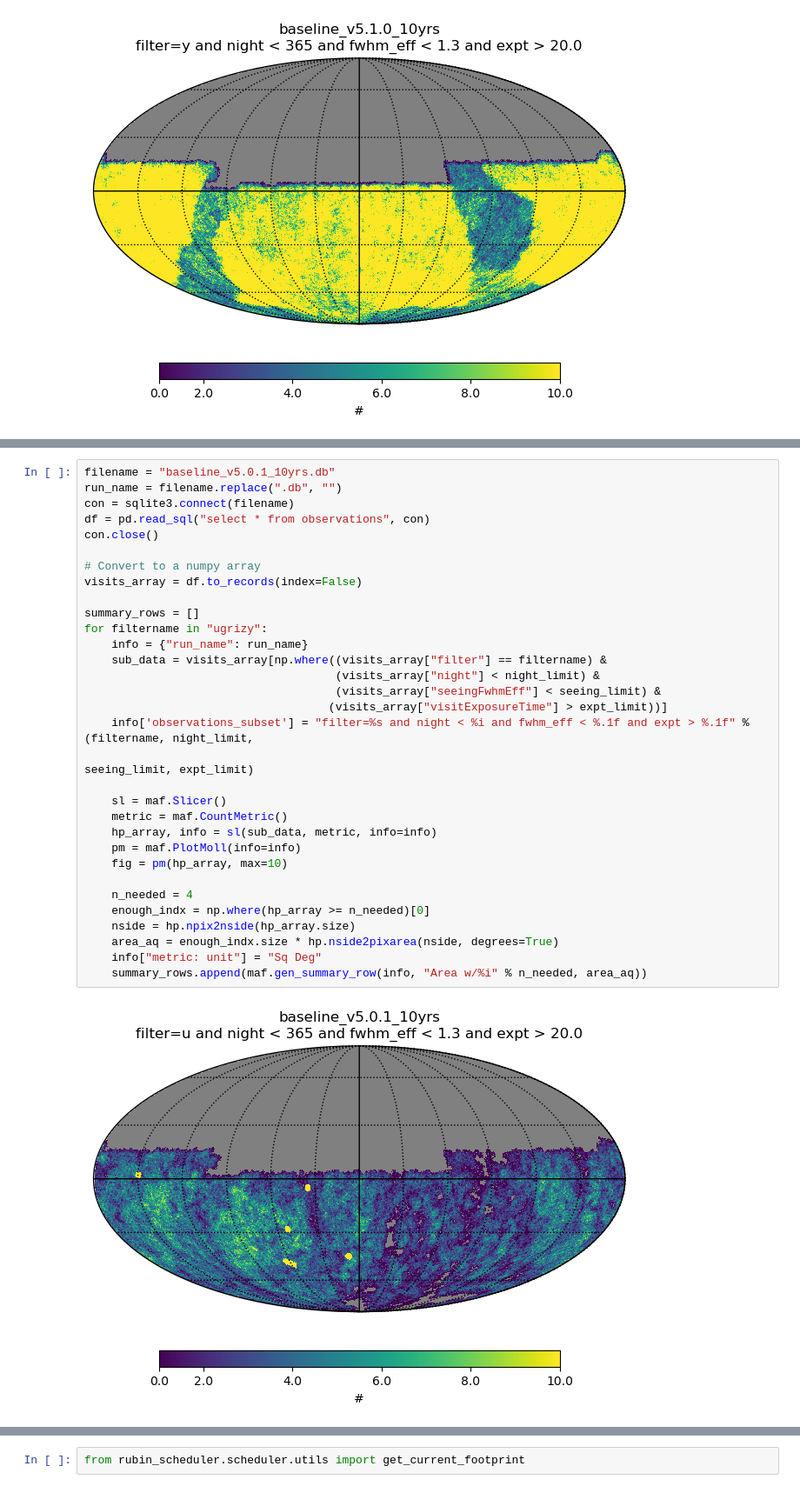
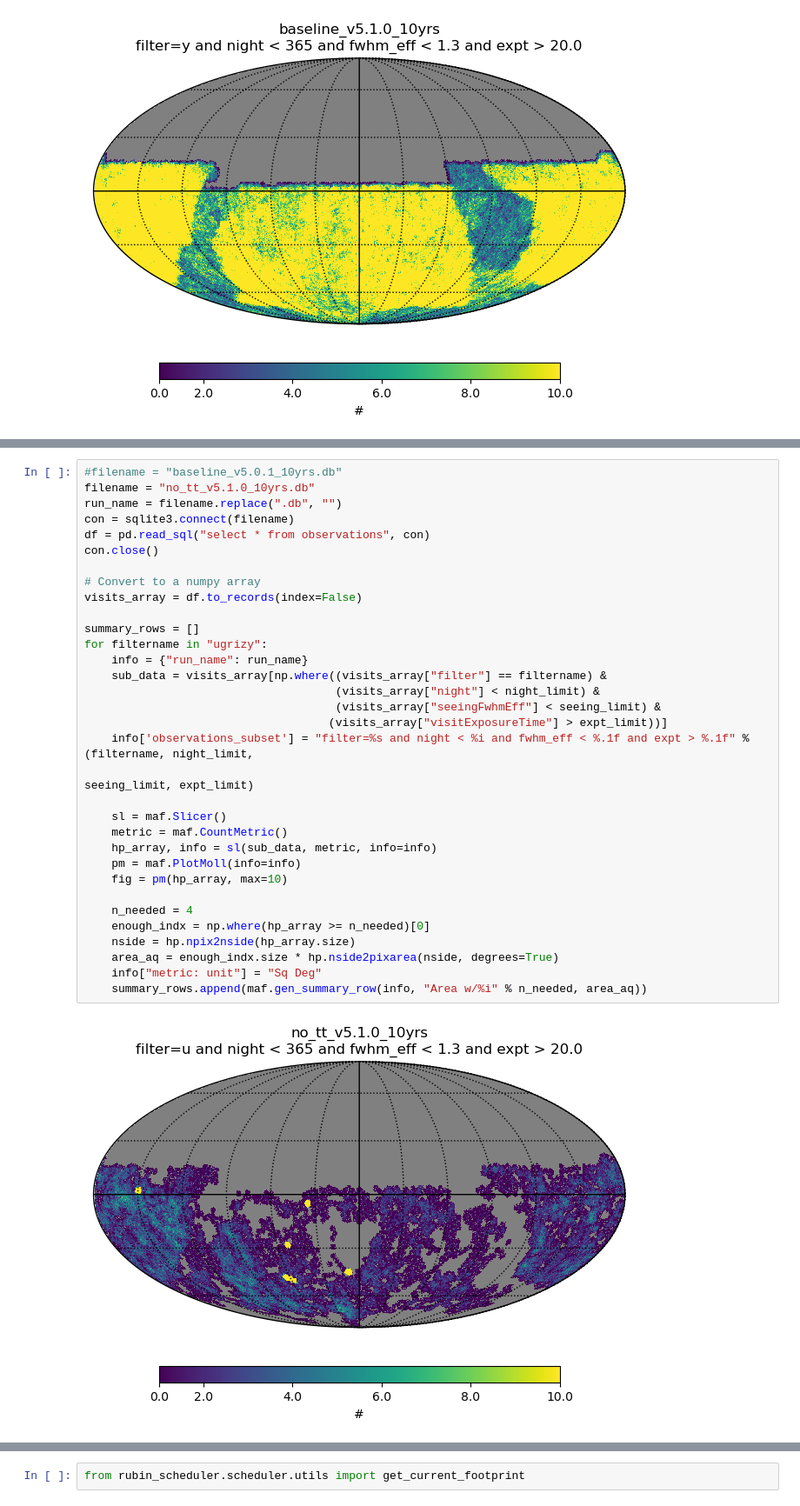
Before and after one commit to lsst-sims/sims_featureScheduler_runs5.1, a Jupyter notebook: baseline/template_area.ipynb, the cells around one changed output, grey strips where cells are left out. Shown at 87% size. Saved outputs shown, nothing was run; the diff lists cells and outputs as text.

```diff
--- a/baseline/template_area.ipynb
+++ b/baseline/template_area.ipynb
@@ -61,36 +61,37 @@ pd.DataFrame(summary_rows)
 | 4 | baseline_v5.1.0_10yrs | filter=z and night < 365 and fwhm... | 128 | Count | night | Sq Deg | Area w/4 | ... |
 | 5 | baseline_v5.1.0_10yrs | filter=y and night < 365 and fwhm... | 128 | Count | night | Sq Deg | Area w/4 | ... |
 # %%
-filename = "baseline_v5.0.1_10yrs.db"
+#filename = "baseline_v5.0.1_10yrs.db"
+filename = "no_tt_v5.1.0_10yrs.db"
 run_name = filename.replace(".db", "")
 con = sqlite3.connect(filename)
 df = pd.read_sql("select * from observations", con)
 con.close()
 
 # Convert to a numpy array
 visits_array = df.to_records(index=False)
 
 summary_rows = []
 for filtername in "ugrizy":
     info = {"run_name": run_name}
     sub_data = visits_array[np.where((visits_array["filter"] == filtername) &
                                      (visits_array["night"] < night_limit) &
                                      (visits_array["seeingFwhmEff"] < seeing_limit) &
                                     (visits_array["visitExposureTime"] > expt_limit))]
     info['observations_subset'] = "filter=%s and night < %i and fwhm_eff < %.1f and expt > %.1f" % (filtername, night_limit,
                                                                                                     seeing_limit, expt_limit)
 
     sl = maf.Slicer()
     metric = maf.CountMetric()
     hp_array, info = sl(sub_data, metric, info=info)
     pm = maf.PlotMoll(info=info)
     fig = pm(hp_array, max=10)
 
     n_needed = 4
     enough_indx = np.where(hp_array >= n_needed)[0]
     nside = hp.npix2nside(hp_array.size)
     area_aq = enough_indx.size * hp.nside2pixarea(nside, degrees=True)
     info["metric: unit"] = "Sq Deg"
     summary_rows.append(maf.gen_summary_row(info, "Area w/%i" % n_needed, area_aq))
 # %% [output]
-[figure, old version]
+[figure, new version]
```
Also changed, not shown: parts of 2 cells of this notebook, 2 other files.
